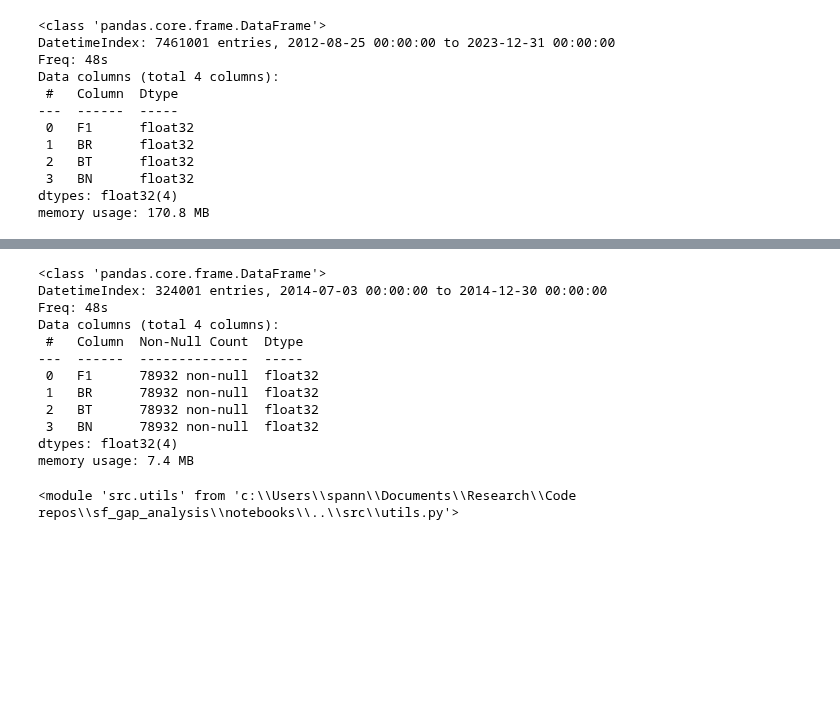
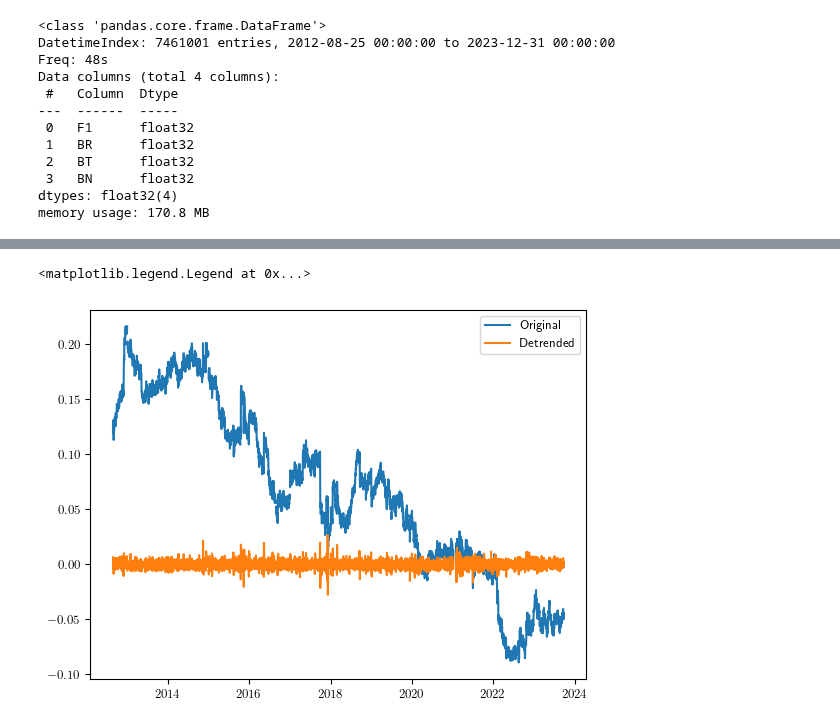
Before and after one commit to daniel-wrench/sf_gap_analysis, a Jupyter notebook: notebooks/voyager_corr_scale.ipynb, the cells around one changed output, grey strips where cells are left out. Cells and saved outputs as stored; diff of their text form; code cells hidden in the pictures; blank space fills up the shorter version.

```diff
--- a/notebooks/voyager_corr_scale.ipynb
+++ b/notebooks/voyager_corr_scale.ipynb
@@ -37,0 +55,4 @@ memory usage: 170.8 MB
+# %%
+# Finalise resampling to 1D
+data_res = data.resample("1d").mean()
+data_res.info()
@@ -38,2 +72,26 @@ memory usage: 170.8 MB
+# %%
+# Create function to remove linear trends from the data, allowing for NAs
+
+def remove_trend(data, time_col, value_col):
+    data = data.dropna(subset=[time_col, value_col])
+    X = data[time_col].values
+    y = data[value_col].values
+    X = sm.add_constant(X)
+    model = sm.OLS(y, X)
+    results = model.fit()
+    data["residuals"] = results.resid
+    return data
+
+data_res["BR_detrended"] = (
+    data_res["BR"]
+    - data_res["BR"].rolling(window=10, center=True, min_periods=1).mean()
+)
+
+plt.plot(data_res["BR"], label="Original")
+plt.plot(data_res["BR_detrended"], label="Detrended")
+plt.legend()
+# %% [output]
+<matplotlib.legend.Legend at 0x...>
+[figure, added]
 # %%
 # First, convert DOY to date
@@ -54,22 +106,0 @@ data = data_raw[start_date:end_date]
-# %%
-# Resample to 288s
-#data = data.resample("288s").mean()
-data.info()
-# %% [output]
-<class 'pandas.core.frame.DataFrame'>
-DatetimeIndex: 324001 entries, 2014-07-03 00:00:00 to 2014-12-30 00:00:00
-Freq: 48s
-Data columns (total 4 columns):
- #   Column  Non-Null Count  Dtype
----  ------  --------------  -----
- 0   F1      78932 non-null  float32
- 1   BR      78932 non-null  float32
- 2   BT      78932 non-null  float32
- 3   BN      78932 non-null  float32
-dtypes: float32(4)
-memory usage: 7.4 MB
-# %%
-import importlib
-importlib.reload(utils)
-# %% [output]
-<module 'src.utils' from 'c:\\Users\\spann\\Documents\\Research\\Code repos\\sf_gap_analysis\\notebooks\\..\\src\\utils.py'>
```
Also changed, not shown: parts of 31 cells of this notebook, 1 other file.
